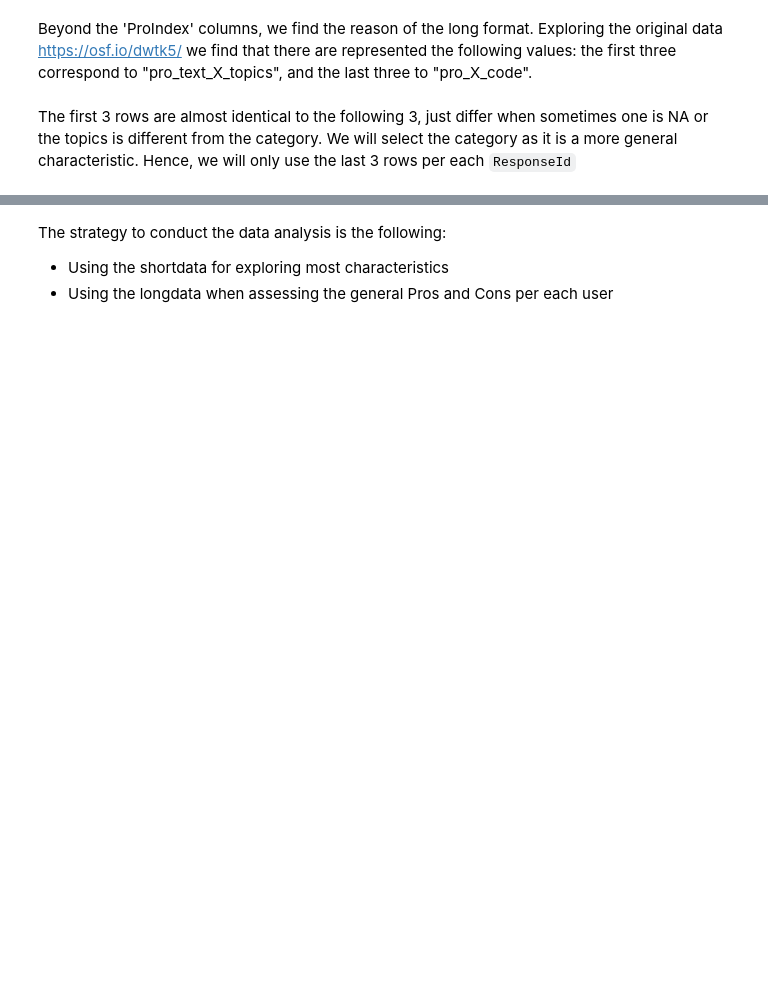
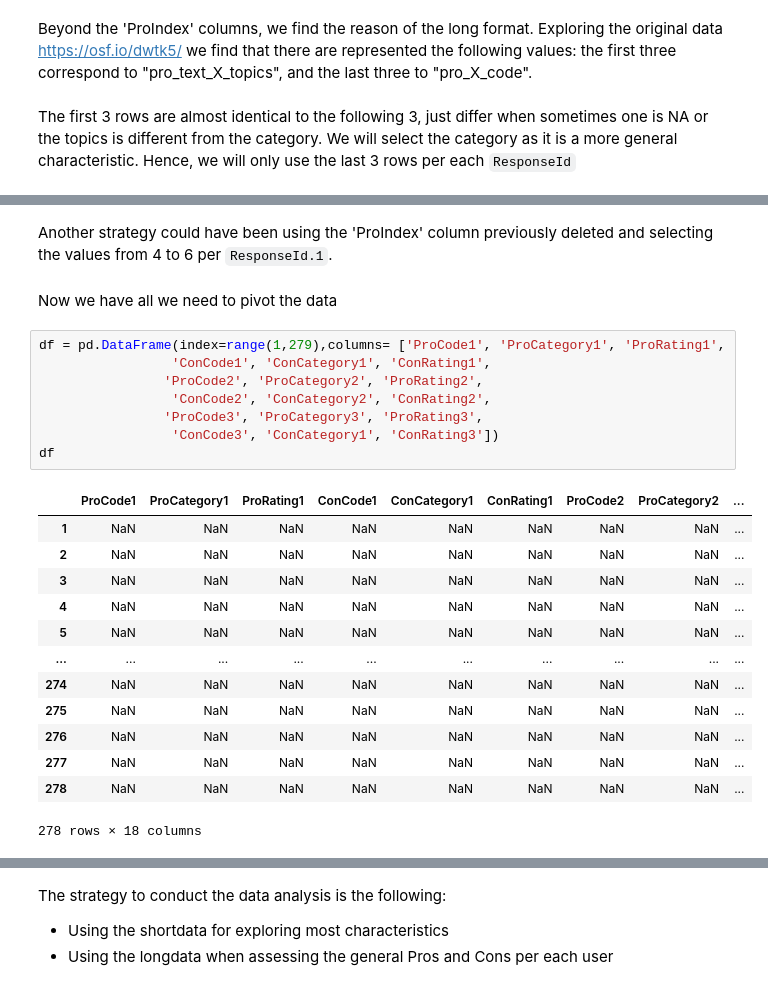
Before and after one commit to dan1dr/microdosing, a Jupyter notebook: notebooks/1.ipynb, the cells around one changed output, grey strips where cells are left out. Cells and saved outputs as stored; diff of their text form; blank space fills up the shorter version.

```diff
--- a/notebooks/1.ipynb
+++ b/notebooks/1.ipynb
@@ -181,0 +259,26 @@ long_info.head(12)
+# %% [markdown]
+Another strategy could have been using the 'ProIndex' column previously deleted and selecting the values from 4 to 6 per ``ResponseId.1``.
+# %% [markdown]
+Now we have all we need to pivot the data
+# %%
+df = pd.DataFrame(index=range(1,279),columns= ['ProCode1', 'ProCategory1', 'ProRating1',
+                 'ConCode1', 'ConCategory1', 'ConRating1',
+                'ProCode2', 'ProCategory2', 'ProRating2',
+                 'ConCode2', 'ConCategory2', 'ConRating2',
+                'ProCode3', 'ProCategory3', 'ProRating3',
+                 'ConCode3', 'ConCategory1', 'ConRating3'])
+df
+# %% [output]
+|  | ProCode1 | ProCategory1 | ProRating1 | ConCode1 | ConCategory1 | ConRating1 | ProCode2 | ProCategory2 | ... |
+| 1 | NaN | NaN | NaN | NaN | NaN | NaN | NaN | NaN | ... |
+| 2 | NaN | NaN | NaN | NaN | NaN | NaN | NaN | NaN | ... |
+| 3 | NaN | NaN | NaN | NaN | NaN | NaN | NaN | NaN | ... |
+| 4 | NaN | NaN | NaN | NaN | NaN | NaN | NaN | NaN | ... |
+| 5 | NaN | NaN | NaN | NaN | NaN | NaN | NaN | NaN | ... |
+| ... | ... | ... | ... | ... | ... | ... | ... | ... | ... |
+| 274 | NaN | NaN | NaN | NaN | NaN | NaN | NaN | NaN | ... |
+| 275 | NaN | NaN | NaN | NaN | NaN | NaN | NaN | NaN | ... |
+| 276 | NaN | NaN | NaN | NaN | NaN | NaN | NaN | NaN | ... |
+| 277 | NaN | NaN | NaN | NaN | NaN | NaN | NaN | NaN | ... |
+| 278 | NaN | NaN | NaN | NaN | NaN | NaN | NaN | NaN | ... |
+278 rows × 18 columns
```
Also changed, not shown: parts of 22 cells of this notebook.
